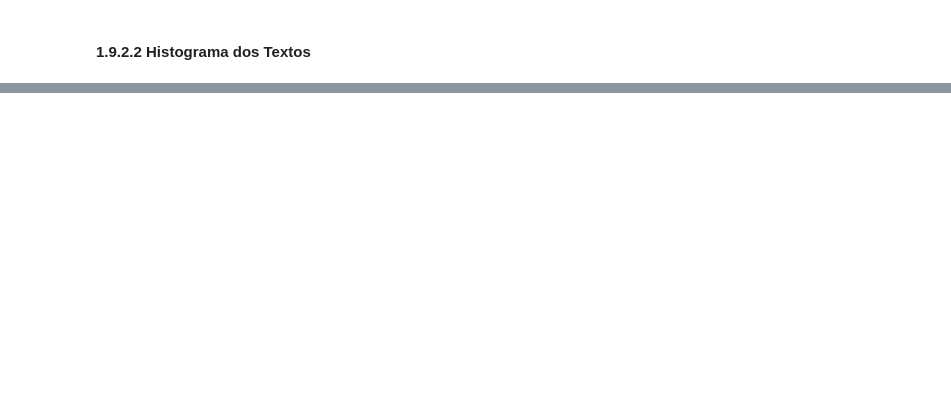
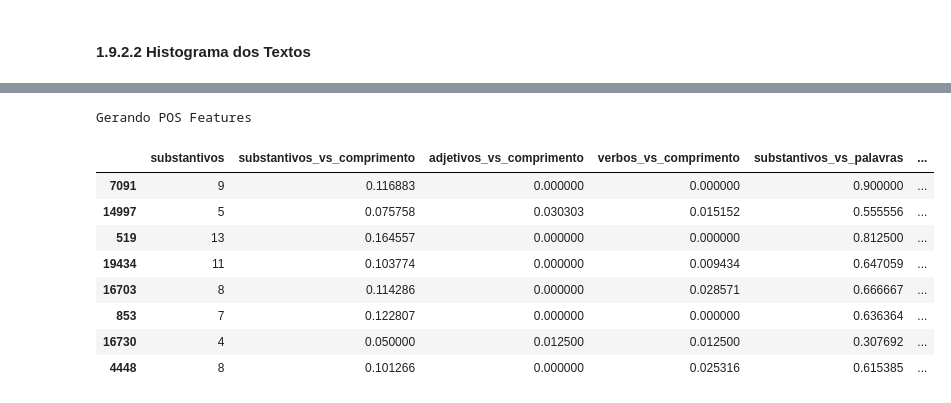
Before and after one commit to JoaoVitorBracale/fatect-news, a Jupyter notebook: Análise Exploratória.ipynb, the cells around one changed output, grey strips where cells are left out. Saved outputs shown, nothing was run; the diff lists cells and outputs as text; code cells hidden in the pictures; blank space fills up the shorter version.

```diff
--- a/Análise Exploratória.ipynb
+++ b/Análise Exploratória.ipynb
@@ -302,0 +411,17 @@ plt.legend()
+# %%
+import string
+from nltk import pos_tag
+from nltk.corpus import stopwords
+from nltk.tokenize import TweetTokenizer
+import nltk
+nltk.download('averaged_perceptron_tagger')
+
+def tag_part_of_speech(text):
+    text_splited = text.split(' ')
+    text_splited = [''.join(c for c in s if c not in string.punctuation) for s in text_splited]
+    text_splited = [s for s in text_splited if s]
+    pos_list = pos_tag(text_splited)
+    noun_count = len([w for w in pos_list if w[1] in ('NN','NNP','NNPS','NNS')])
+    adjective_count = len([w for w in pos_list if w[1] in ('JJ','JJR','JJS')])
+    verb_count = len([w for w in pos_list if w[1] in ('VB','VBD','VBG','VBN','VBP','VBZ')])
+    return[noun_count, adjective_count, verb_count]
@@ -302,0 +433,28 @@ plt.legend()
+# %%
+print("Gerando POS Features")
+for df in ([train_data]):
+    df['substantivos'], df['adjetivos'], df['verbos'] = zip(*df['title'].apply(lambda comment: tag_part_of_speech(str(comment))))
+    df['substantivos_vs_comprimento'] = df['substantivos'] / df['comprimento']
+    df['adjetivos_vs_comprimento'] = df['adjetivos'] / df['comprimento']
+    df['verbos_vs_comprimento'] = df['verbos'] /df['comprimento']
+    df['substantivos_vs_palavras'] = df['substantivos'] / df['num_palavras']
+    df['adjetivos_vs_palavras'] = df['adjetivos'] / df['num_palavras']
+    df['verbos_vs_palavras'] = df['verbos'] / df['num_palavras']
+
+    # Mais recursos úteis
+    df["countagem_palavras_title"] = df["author"].apply(lambda x: len([w for w in str(x).split() if w.istitle()]))
+    df["media_palavras_len"] = df["author"].apply(lambda x: np.mean([len(w) for w in str(x).split()]))
+    df['por_cento']= df['num_puntuacao']*100/df['num_palavras']
+
+train_data[['substantivos','substantivos_vs_comprimento','adjetivos_vs_comprimento','verbos_vs_comprimento','substantivos_vs_palavras','adjetivos_vs_palavras','verbos_vs_palavras']].head(8)
+# %% [output]
+Gerando POS Features
+|  | substantivos | substantivos_vs_comprimento | adjetivos_vs_comprimento | verbos_vs_comprimento | substantivos_vs_palavras | ... |
+| 7091 | 9 | 0.116883 | 0.000000 | 0.000000 | 0.900000 | ... |
+| 14997 | 5 | 0.075758 | 0.030303 | 0.015152 | 0.555556 | ... |
+| 519 | 13 | 0.164557 | 0.000000 | 0.000000 | 0.812500 | ... |
+| 19434 | 11 | 0.103774 | 0.000000 | 0.009434 | 0.647059 | ... |
+| 16703 | 8 | 0.114286 | 0.000000 | 0.028571 | 0.666667 | ... |
+| 853 | 7 | 0.122807 | 0.000000 | 0.000000 | 0.636364 | ... |
+| 16730 | 4 | 0.050000 | 0.012500 | 0.012500 | 0.307692 | ... |
+| 4448 | 8 | 0.101266 | 0.000000 | 0.025316 | 0.615385 | ... |
```
Also changed, not shown: parts of 42 cells of this notebook.
